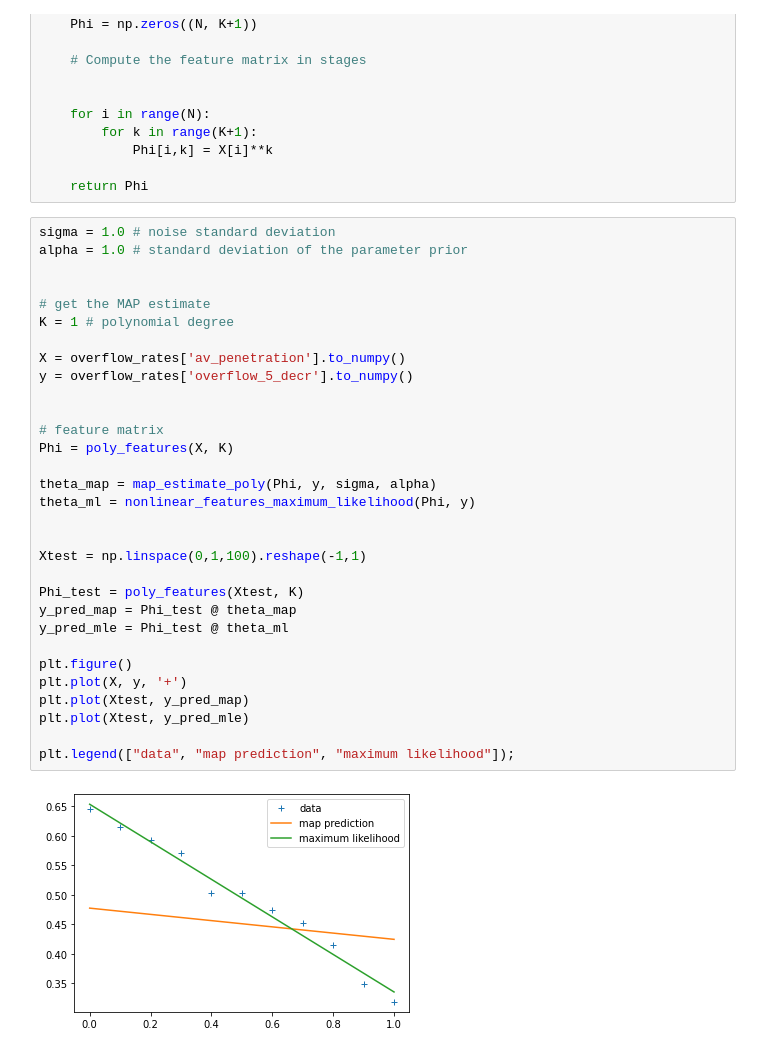
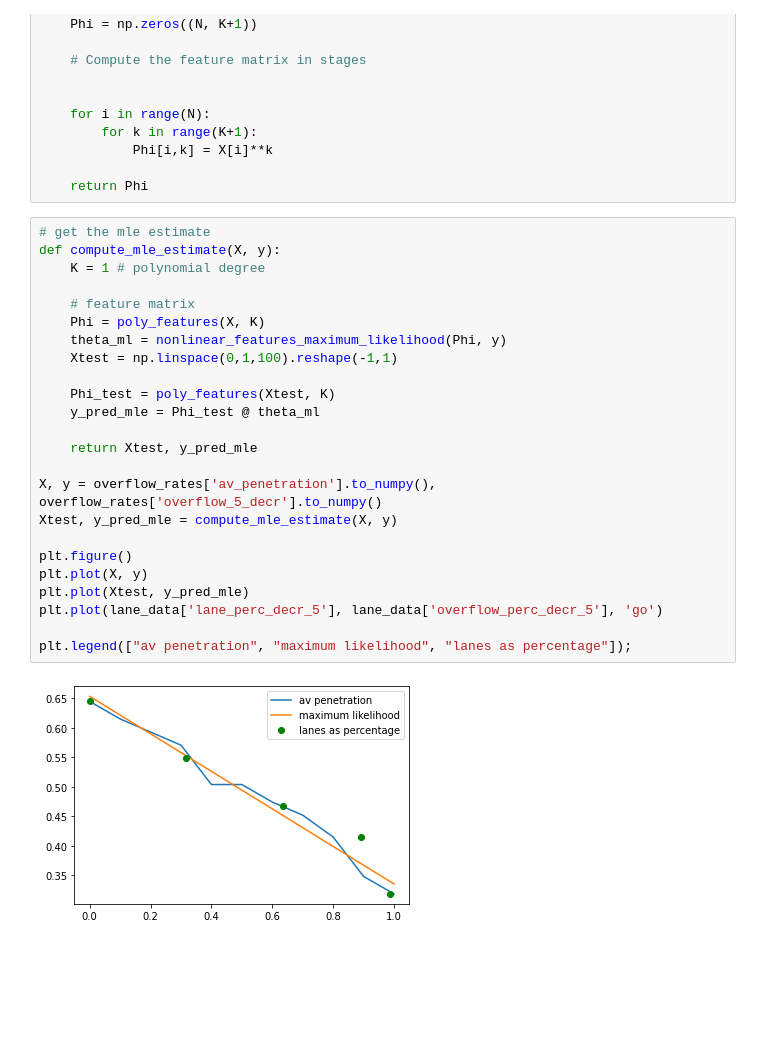
Before and after one commit to tliggett/sound_traffic, a Jupyter notebook: 3_regression_comparison.ipynb, the cells around one changed output. Drawn from its saved outputs; the diff is of its cells as text; blank space fills up the shorter version.

```diff
--- a/3_regression_comparison.ipynb
+++ b/3_regression_comparison.ipynb
@@ -81,35 +300,28 @@ def poly_features(X, K):
 
     return Phi
 # %%
-sigma = 1.0 # noise standard deviation
-alpha = 1.0 # standard deviation of the parameter prior
+# get the mle estimate
+def compute_mle_estimate(X, y):
+    K = 1 # polynomial degree
 
+    # feature matrix
+    Phi = poly_features(X, K)
+    theta_ml = nonlinear_features_maximum_likelihood(Phi, y)
+    Xtest = np.linspace(0,1,100).reshape(-1,1)
 
-# get the MAP estimate
-K = 1 # polynomial degree
+    Phi_test = poly_features(Xtest, K)
+    y_pred_mle = Phi_test @ theta_ml
 
-X = overflow_rates['av_penetration'].to_numpy()
-y = overflow_rates['overflow_5_decr'].to_numpy()
+    return Xtest, y_pred_mle
 
-
-# feature matrix
-Phi = poly_features(X, K)
-
-theta_map = map_estimate_poly(Phi, y, sigma, alpha)
-theta_ml = nonlinear_features_maximum_likelihood(Phi, y)
-
-
-Xtest = np.linspace(0,1,100).reshape(-1,1)
-
-Phi_test = poly_features(Xtest, K)
-y_pred_map = Phi_test @ theta_map
-y_pred_mle = Phi_test @ theta_ml
+X, y = overflow_rates['av_penetration'].to_numpy(), overflow_rates['overflow_5_decr'].to_numpy()
+Xtest, y_pred_mle = compute_mle_estimate(X, y)
 
 plt.figure()
-plt.plot(X, y, '+')
-plt.plot(Xtest, y_pred_map)
+plt.plot(X, y)
 plt.plot(Xtest, y_pred_mle)
+plt.plot(lane_data['lane_perc_decr_5'], lane_data['overflow_perc_decr_5'], 'go')
 
-plt.legend(["data", "map prediction", "maximum likelihood"]);
+plt.legend(["av penetration", "maximum likelihood", "lanes as percentage"]);
 # %% [output]
-[figure, old version]
+[figure, new version]
```
Also changed, not shown: parts of 13 cells of this notebook, 18 other files.
